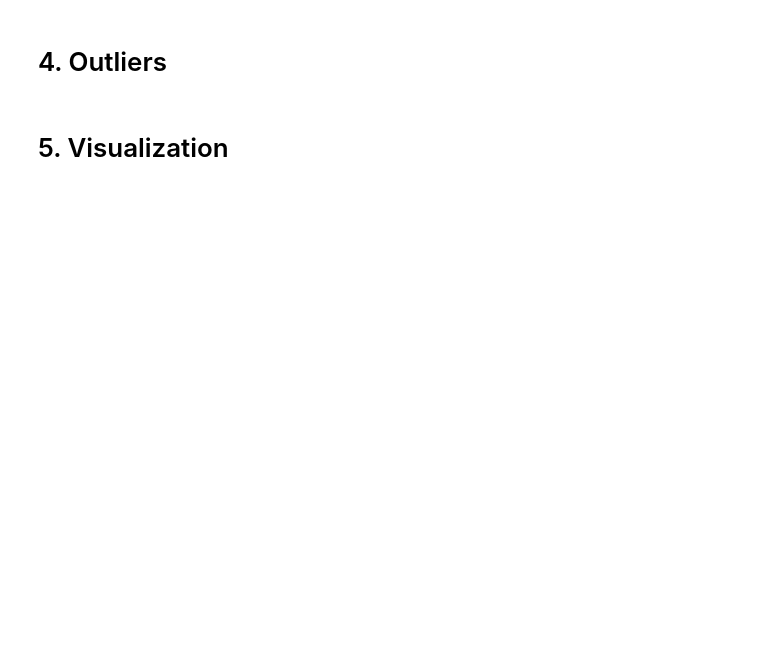
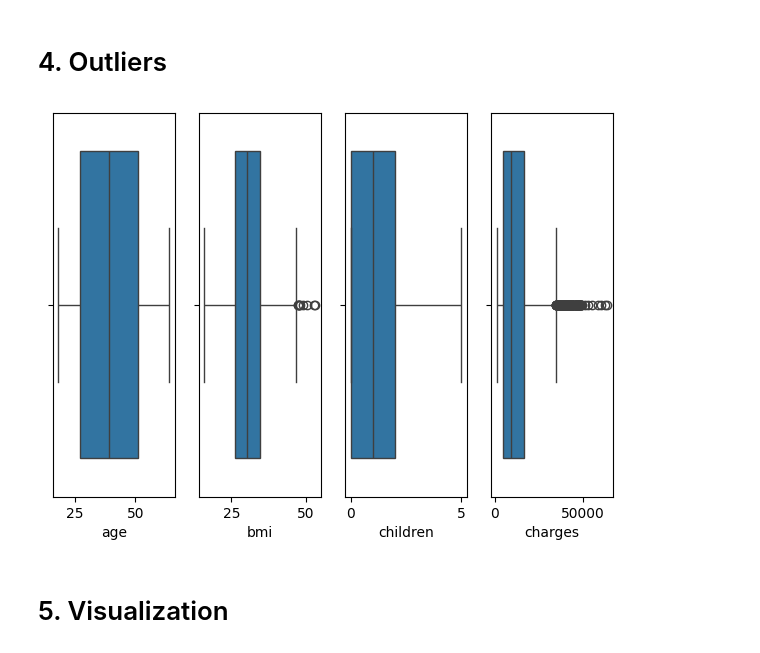
Before and after one commit to MohamadElnomrossie/Alex8, a Jupyter notebook: Data Science/Medical-Insurance/Medical Insurance/Medical Insurance.ipynb, the cells around one changed output. Cells and saved outputs as stored; diff of their text form; code cells hidden in the pictures; blank space fills up the shorter version.

```diff
--- a/Data Science/Medical-Insurance/Medical Insurance/Medical Insurance.ipynb
+++ b/Data Science/Medical-Insurance/Medical Insurance/Medical Insurance.ipynb
@@ -4,2 +12,5 @@ filterwarnings("ignore")
 # %% [markdown]
 # 1. Data Reading & Understanding
+# %%
+df=pd.read_csv('insurance.csv')
+df.head()
@@ -5,0 +24,5 @@ filterwarnings("ignore")
+# %%
+cat_cols=['sex','smoker','region']
+for col in cat_cols:
+    print(df[col].value_counts())
+    print('='*50)
@@ -6,2 +47,5 @@ filterwarnings("ignore")
 # %% [markdown]
 # 2. Check for Dtypes
+# %%
+for col in cat_cols:
+    df[col]=df[col].astype('category')
@@ -8,2 +69,5 @@ filterwarnings("ignore")
+# %%
+df[df.duplicated()==True]
+df.drop_duplicates(inplace=True)
 # %% [markdown]
 # 3. Null Values
@@ -10,4 +85,13 @@ filterwarnings("ignore")
 # %% [markdown]
 # 4. Outliers
+# %%
+sub=df.select_dtypes('number')
+sub.head()
+fig,ax=plt.subplots(1,4)
+plt.subplots_adjust(bottom=.1, right=1, top=.9)
+for i in range(ax.shape[0]):
+    sb.boxplot(sub[sub.columns[i]],ax=ax[i],orient='h')
+# %% [output]
+[figure, added]
 # %% [markdown]
 # 5. Visualization
```
Also changed, not shown: parts of 15 cells of this notebook, 1 other file.
